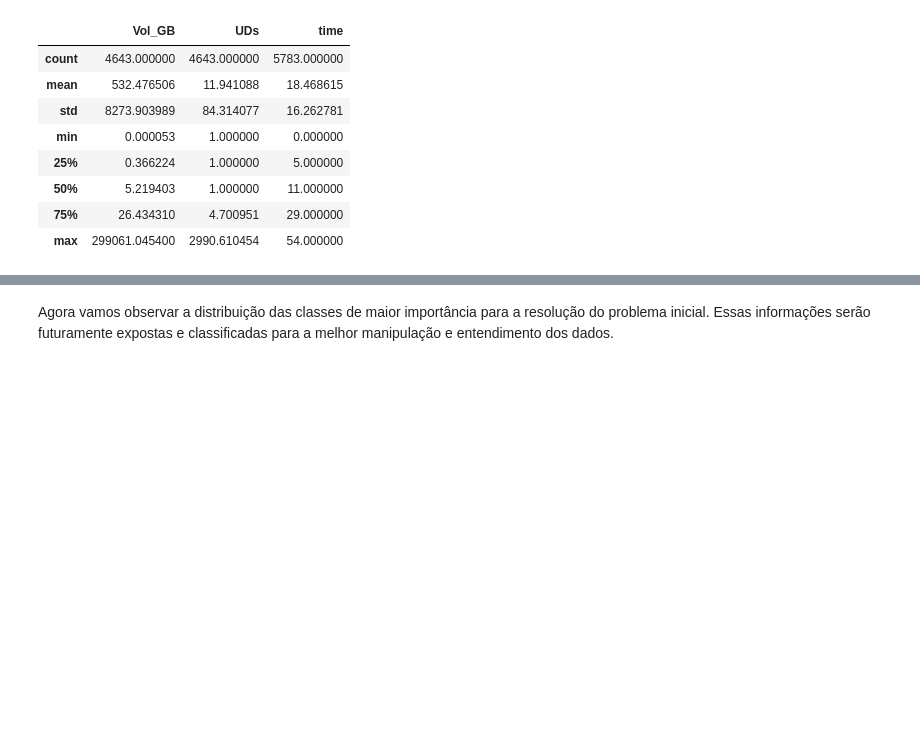
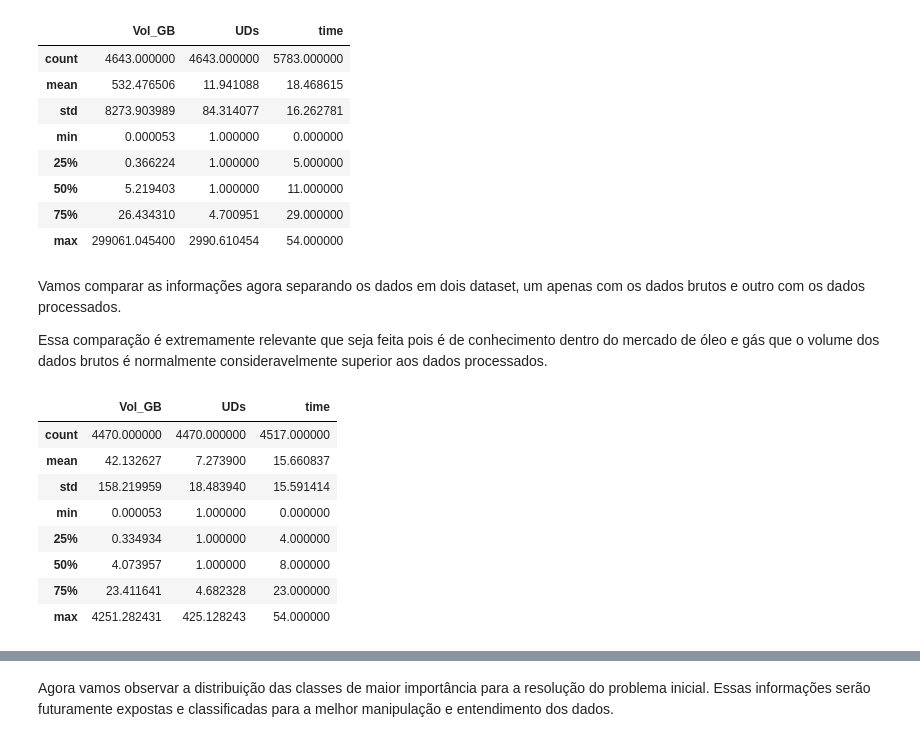
Before and after one commit to leoalexandre/MVP_ADBP, a Jupyter notebook: mvp_anp_seismic.ipynb, the cells around one changed output, grey strips where cells are left out. Cells and saved outputs as stored; diff of their text form; code cells hidden in the pictures; blank space fills up the shorter version.

```diff
--- a/mvp_anp_seismic.ipynb
+++ b/mvp_anp_seismic.ipynb
@@ -172,3 +173,26 @@ dados_anp.describe()
 | 50% | 5.219403 | 1.000000 | 11.000000 |
 | 75% | 26.434310 | 4.700951 | 29.000000 |
 | max | 299061.045400 | 2990.610454 | 54.000000 |
+# %% [markdown]
+Vamos comparar as informações agora separando os dados em dois dataset, um apenas com os dados brutos e outro com os dados processados.
+
+Essa comparação é extremamente relevante que seja feita pois é de conhecimento dentro do mercado de óleo e gás que o volume dos dados brutos é normalmente consideravelmente superior aos dados processados.
+# %%
+# Criando dataset alternativo sem a presença dos dados Brutos
+df_s_fd= dados_anp.loc[dados_anp['Type_Proc'] != 'Field Data']
+
+# Criando dataset alternativo apenas com dados Brutos
+df_c_fd= dados_anp.loc[dados_anp['Type_Proc'] == 'Field Data']
+
+# Faz um resumo estatístico do dataset (média, desvio padrão, mínimo, máximo e os quartis)
+df_s_fd.describe()
+# %% [output]
+|  | Vol_GB | UDs | time |
+| count | 4470.000000 | 4470.000000 | 4517.000000 |
+| mean | 42.132627 | 7.273900 | 15.660837 |
+| std | 158.219959 | 18.483940 | 15.591414 |
+| min | 0.000053 | 1.000000 | 0.000000 |
+| 25% | 0.334934 | 1.000000 | 4.000000 |
+| 50% | 4.073957 | 1.000000 | 8.000000 |
+| 75% | 23.411641 | 4.682328 | 23.000000 |
+| max | 4251.282431 | 425.128243 | 54.000000 |
```
Also changed, not shown: parts of 5 cells of this notebook.
